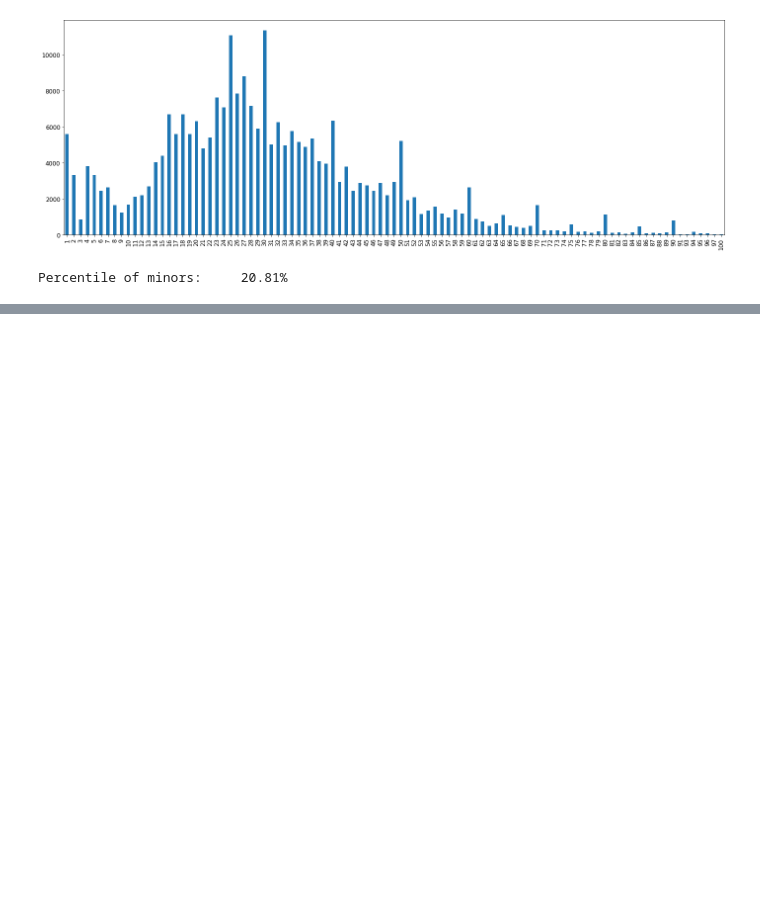
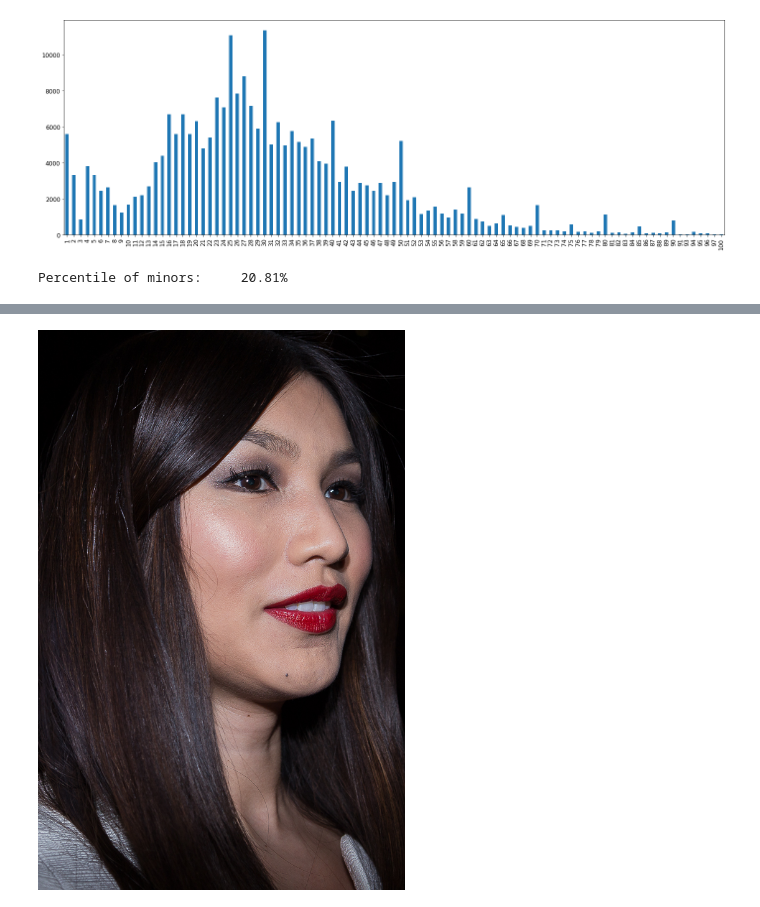
Before and after one commit to caiopetruccirosa/facial-age-estimation-dataset-analysis, a Jupyter notebook: analysis/CLAP16 analysis.ipynb, the cells around one changed output, grey strips where cells are left out. Drawn from its saved outputs; the diff is of its cells as text; code cells hidden in the pictures; blank space fills up the shorter version.

```diff
--- a/analysis/CLAP16 analysis.ipynb
+++ b/analysis/CLAP16 analysis.ipynb
@@ -37,0 +101,8 @@ Percentile of minors:     20.81%
+# %%
+sample = df.sample(n=1)
+
+img = Image.open(f'../datasets/clap16/appa-real-release/{sample["file_name"].iloc[0]}')
+
+display(img)
+# %% [output]
+[figure, added]
```
Also changed, not shown: parts of 10 cells of this notebook.
